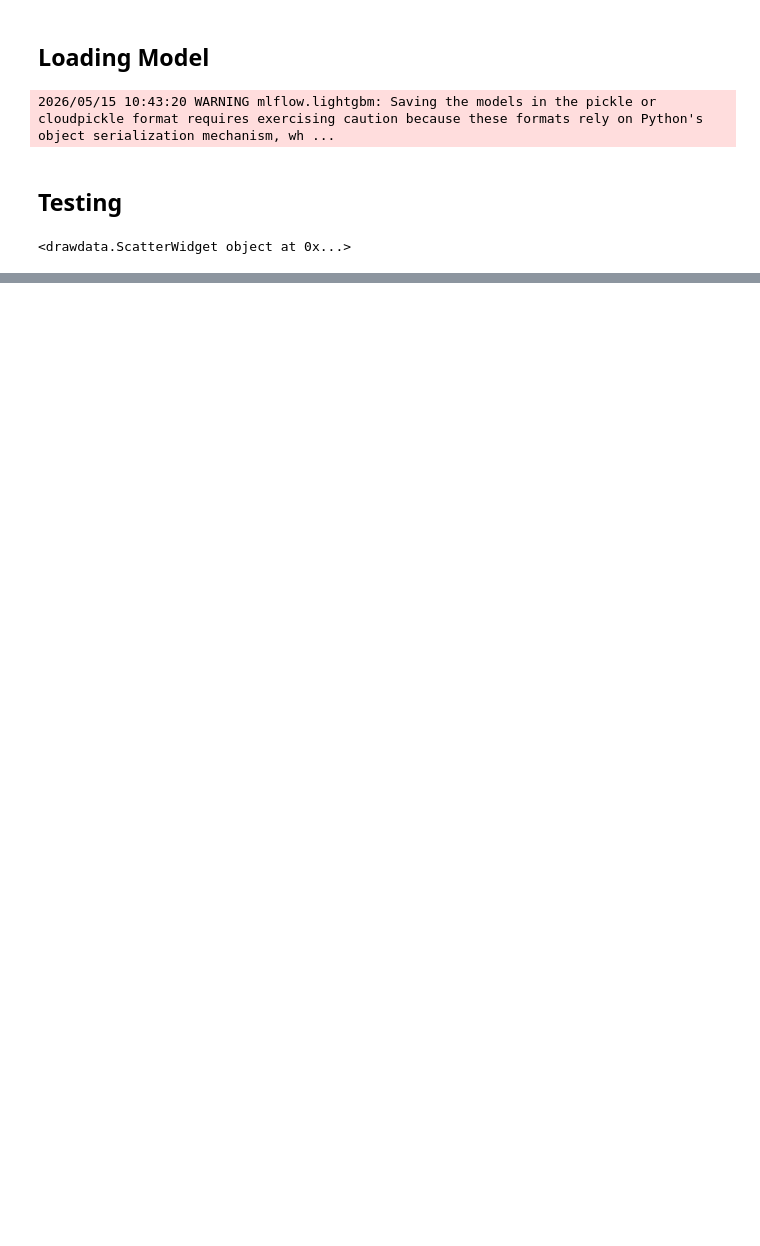
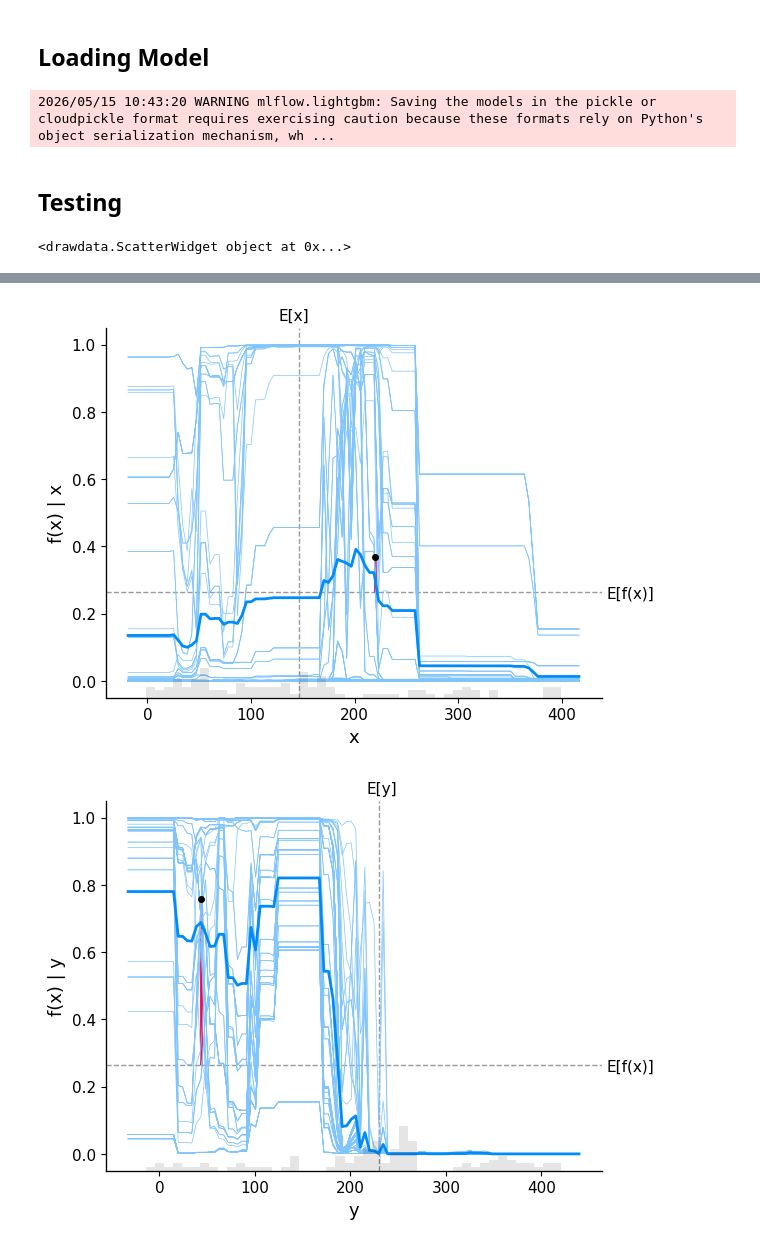
Before and after one commit to JorgeIvanJH/IRIS_and_MLflow-Continuous-Training-Pipeline, a Jupyter notebook: dur/sandbox/experiment.ipynb, the cells around one changed output, grey strips where cells are left out. Drawn from its saved outputs; the diff is of its cells as text; code cells hidden in the pictures; blank space fills up the shorter version.

```diff
--- a/dur/sandbox/experiment.ipynb
+++ b/dur/sandbox/experiment.ipynb
@@ -107,0 +91,20 @@ plt.show()
+# %%
+import os
+import dotenv
+import pyodbc
+import shap
+
+dotenv.load_dotenv()
+
+class_index = list(model.classes_).index("a") # SELECT CLASS TO EXPLAIN
+sample_ind = 304 # SELECT POINT TO EXPLAIN
+
+
+def predict_fn(data):
+    data = pd.DataFrame(data, columns=["x", "y"])
+    return model.predict_proba(data)[:, class_index]
+
+X = df[["x", "y"]].astype("float64")
+X100 = shap.utils.sample(X, 100) # Subsample to use as background dataset
+explainer = shap.Explainer(predict_fn, X100)
+shap_values = explainer(X)
@@ -107,0 +163,28 @@ plt.show()
+# %%
+def predict_class(data):
+    data = pd.DataFrame(data, columns=["x", "y"])
+    return model.predict_proba(data)[:, class_index]
+
+
+shap.partial_dependence_plot(
+    "x",
+    predict_class,
+    X100,
+    ice=True,
+    model_expected_value=True,
+    feature_expected_value=True,
+    shap_values=shap_values[sample_ind : sample_ind + 1, :],
+)
+
+shap.partial_dependence_plot(
+    "y",
+    predict_class,
+    X100,
+    ice=True,
+    model_expected_value=True,
+    feature_expected_value=True,
+    shap_values=shap_values[sample_ind : sample_ind + 1, :],
+)
+# %% [output]
+[figure, added]
+[figure, added]
```
Also changed, not shown: parts of 13 cells of this notebook.
